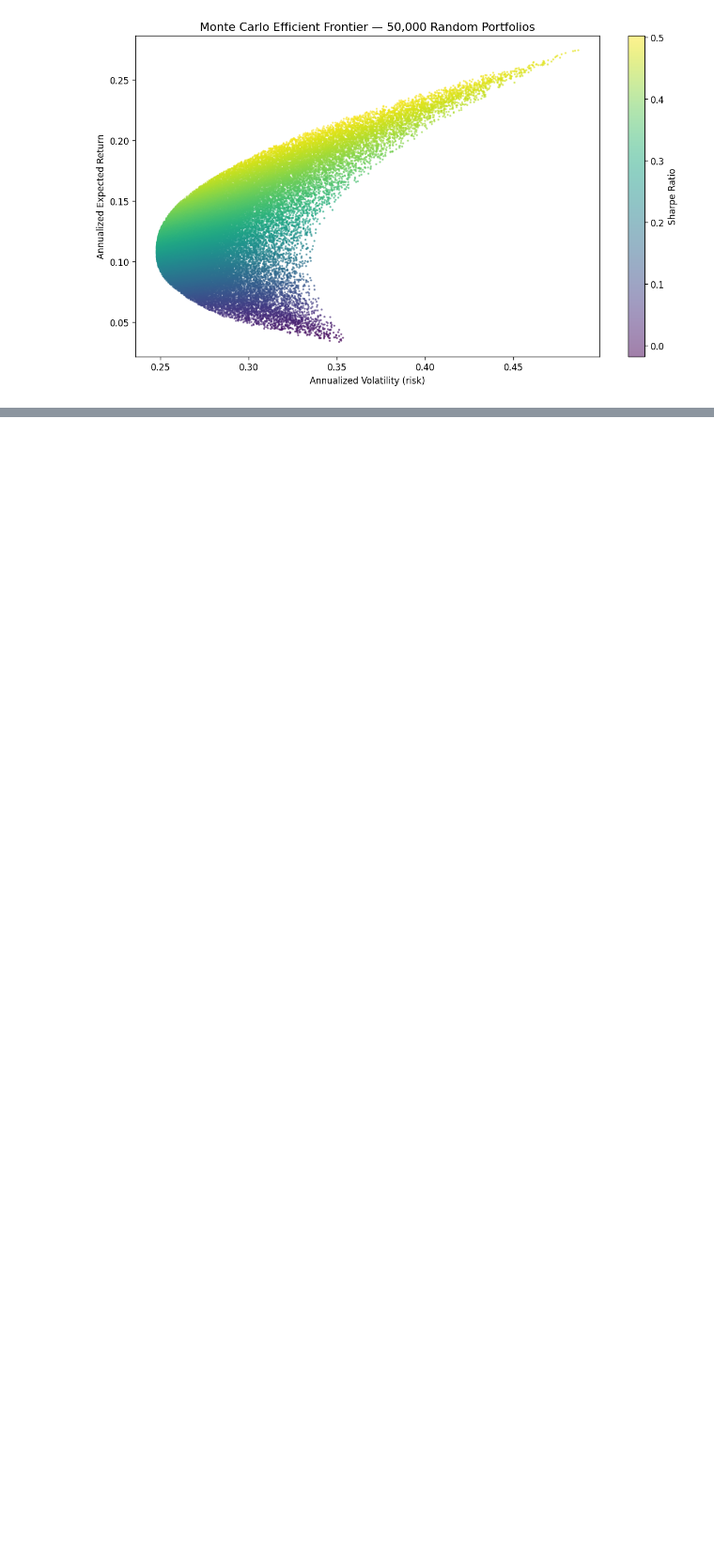
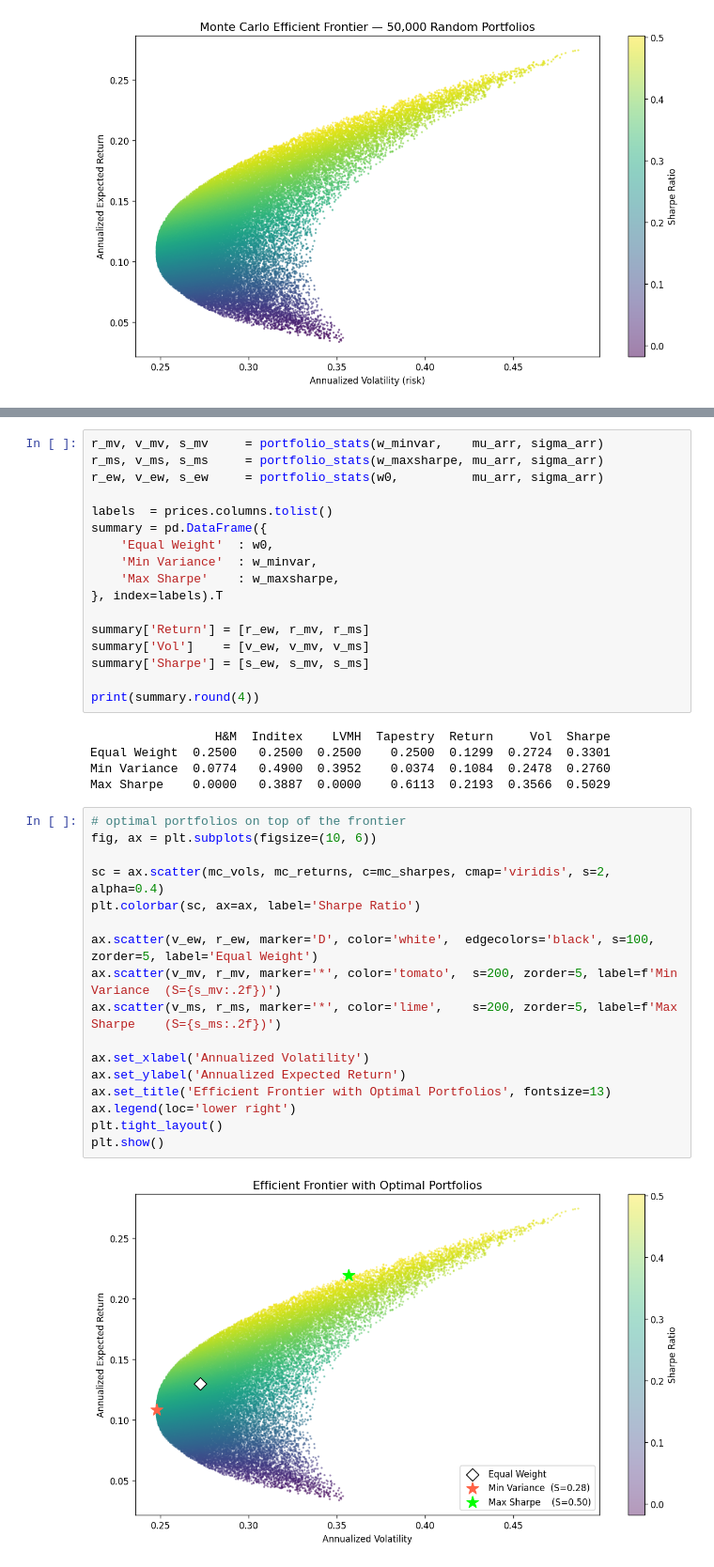
Before and after one commit to radostinaaa/fashion-trends, a Jupyter notebook: 3_portfolio_optimization.ipynb, the cells around one changed output, grey strips where cells are left out. Shown at 94% size. Saved outputs shown, nothing was run; the diff lists cells and outputs as text; blank space fills up the shorter version.

Commit message:
sharpe/min-variance solutions

```diff
--- a/3_portfolio_optimization.ipynb
+++ b/3_portfolio_optimization.ipynb
@@ -165,0 +203,41 @@ plt.show()
+# %%
+r_mv, v_mv, s_mv     = portfolio_stats(w_minvar,    mu_arr, sigma_arr)
+r_ms, v_ms, s_ms     = portfolio_stats(w_maxsharpe, mu_arr, sigma_arr)
+r_ew, v_ew, s_ew     = portfolio_stats(w0,          mu_arr, sigma_arr)
+
+labels  = prices.columns.tolist()
+summary = pd.DataFrame({
+    'Equal Weight'  : w0,
+    'Min Variance'  : w_minvar,
+    'Max Sharpe'    : w_maxsharpe,
+}, index=labels).T
+
+summary['Return'] = [r_ew, r_mv, r_ms]
+summary['Vol']    = [v_ew, v_mv, v_ms]
+summary['Sharpe'] = [s_ew, s_mv, s_ms]
+
+print(summary.round(4))
+# %% [output]
+                 H&M  Inditex    LVMH  Tapestry  Return     Vol  Sharpe
+Equal Weight  0.2500   0.2500  0.2500    0.2500  0.1299  0.2724  0.3301
+Min Variance  0.0774   0.4900  0.3952    0.0374  0.1084  0.2478  0.2760
+Max Sharpe    0.0000   0.3887  0.0000    0.6113  0.2193  0.3566  0.5029
+# %%
+# optimal portfolios on top of the frontier
+fig, ax = plt.subplots(figsize=(10, 6))
+
+sc = ax.scatter(mc_vols, mc_returns, c=mc_sharpes, cmap='viridis', s=2, alpha=0.4)
+plt.colorbar(sc, ax=ax, label='Sharpe Ratio')
+
+ax.scatter(v_ew, r_ew, marker='D', color='white',  edgecolors='black', s=100, zorder=5, label='Equal Weight')
+ax.scatter(v_mv, r_mv, marker='*', color='tomato',  s=200, zorder=5, label=f'Min Variance  (S={s_mv:.2f})')
+ax.scatter(v_ms, r_ms, marker='*', color='lime',    s=200, zorder=5, label=f'Max Sharpe    (S={s_ms:.2f})')
+
+ax.set_xlabel('Annualized Volatility')
+ax.set_ylabel('Annualized Expected Return')
+ax.set_title('Efficient Frontier with Optimal Portfolios', fontsize=13)
+ax.legend(loc='lower right')
+plt.tight_layout()
+plt.show()
+# %% [output]
+[figure, added]
```
Also changed, not shown: parts of 4 cells of this notebook.
